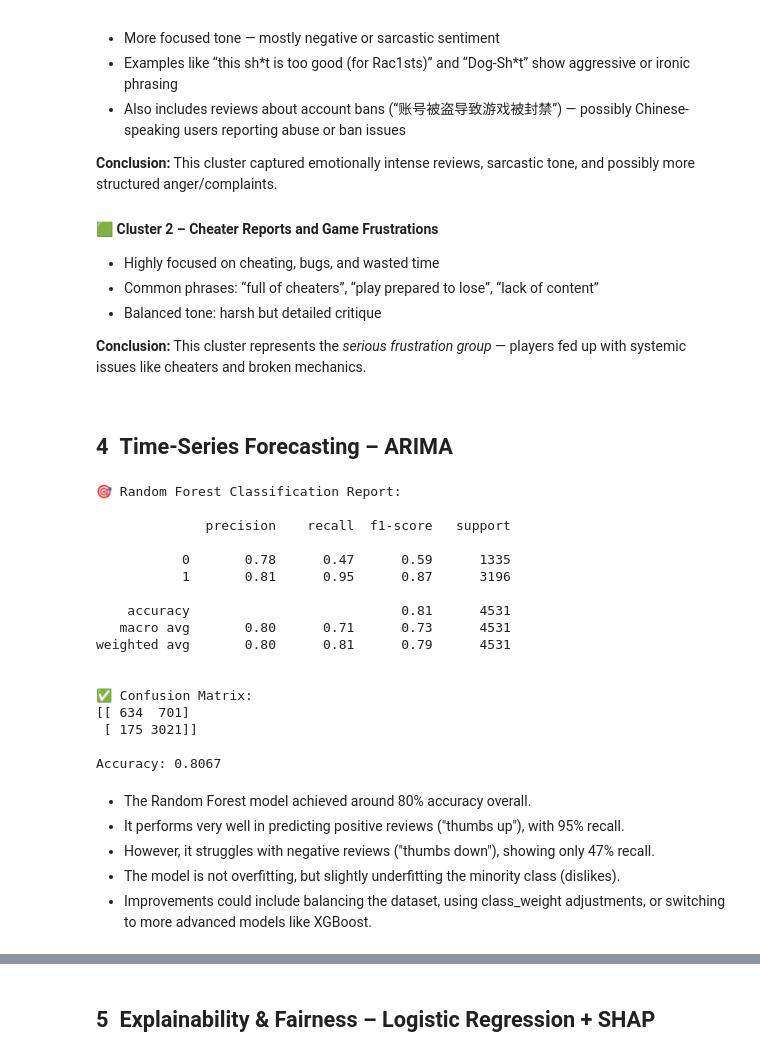
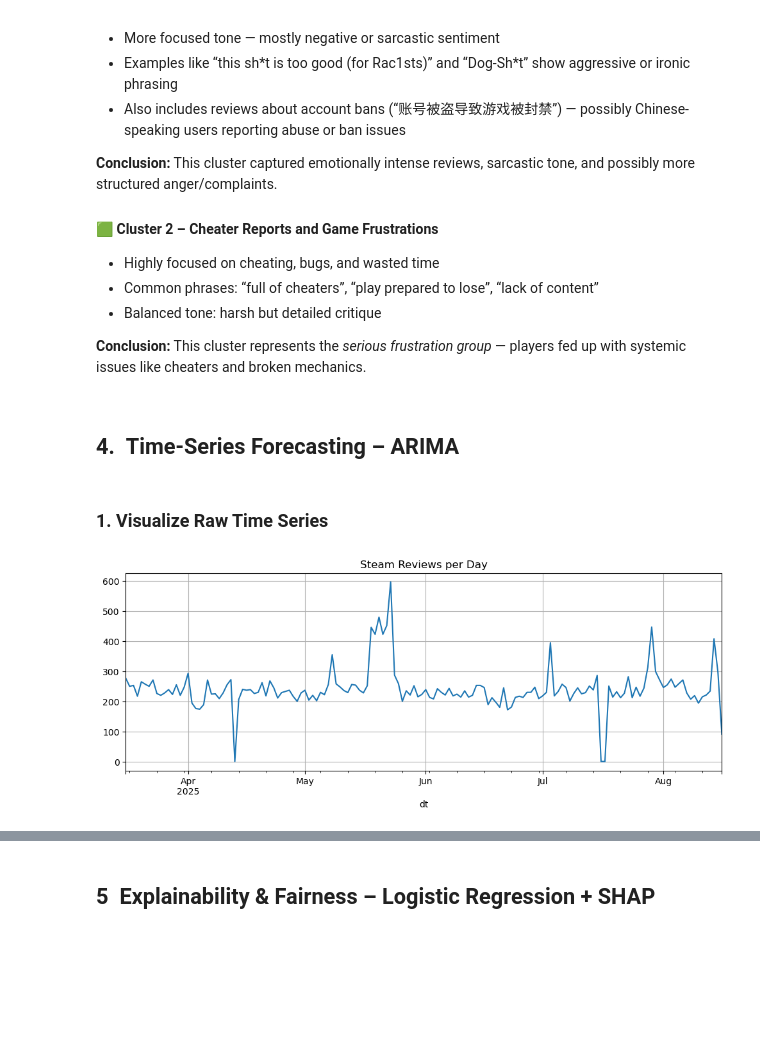
Before and after one commit to lior-benjman/DataSC-Essences, a Jupyter notebook: steam_full_pipeline.ipynb, the cells around one changed output, grey strips where cells are left out. Drawn from its saved outputs; the diff is of its cells as text; code cells hidden in the pictures; blank space fills up the shorter version.

Commit message:
Add ARIMA time series module with evaluation (MAE, RMSE)

```diff
--- a/steam_full_pipeline.ipynb
+++ b/steam_full_pipeline.ipynb
@@ -893,5 +840,5 @@ ul {
   </div>
 </div>
 # %% [markdown]
-## 4 Time‑Series Forecasting – ARIMA
+## 4. Time‑Series Forecasting – ARIMA
 # %%
@@ -949,55 +867,9 @@ plt.show()
-# %%
-# Don't forget to install sentence-transformers if needed
-# !pip install -q sentence-transformers
-
-from sentence_transformers import SentenceTransformer
-from sklearn.ensemble import RandomForestClassifier
-from sklearn.model_selection import train_test_split
-from sklearn.metrics import classification_report, confusion_matrix, accuracy_score
-import pandas as pd
-
-# Target variable
-y = df['thumbs_up']  # 0 = dislike, 1 = like
-
-# Spliting into Train/Test
-X_train, X_test, y_train, y_test = train_test_split(X_embed, y, test_size=0.2, random_state=42, stratify=y)
-
-# Training a Random Forest Classifier
-rf_model = RandomForestClassifier(n_estimators=200, random_state=42)
-rf_model.fit(X_train, y_train)
-
-# Predicting
-y_pred = rf_model.predict(X_test)
-
-# Evaluating
-print("🎯 Random Forest Classification Report:\n")
-print(classification_report(y_test, y_pred))
-
-print("\n✅ Confusion Matrix:")
-print(confusion_matrix(y_test, y_pred))
-
-print(f"\nAccuracy: {accuracy_score(y_test, y_pred):.4f}")
-# %% [output]
-🎯 Random Forest Classification Report:
-
-              precision    recall  f1-score   support
-
-           0       0.78      0.47      0.59      1335
-           1       0.81      0.95      0.87      3196
-
-    accuracy                           0.81      4531
-   macro avg       0.80      0.71      0.73      4531
-weighted avg       0.80      0.81      0.79      4531
-
-
-✅ Confusion Matrix:
-[[ 634  701]
- [ 175 3021]]
-
-Accuracy: 0.8067
-# %% [markdown]
-- The Random Forest model achieved around 80% accuracy overall.
-- It performs very well in predicting positive reviews ("thumbs up"), with 95% recall.
-- However, it struggles with negative reviews ("thumbs down"), showing only 47% recall.
-- The model is not overfitting, but slightly underfitting the minority class (dislikes).
-- Improvements could include balancing the dataset, using class_weight adjustments, or switching to more advanced models like XGBoost.
+# %% [markdown]
+### 1. Visualize Raw Time Series
+# %%
+plt.figure(figsize=(12,4))
+daily.plot(title="Steam Reviews per Day")
+plt.grid(True)
+plt.show()
+# %% [output]
+[figure, added]
```
Also changed, not shown: parts of 31 cells of this notebook, 1 other file.
